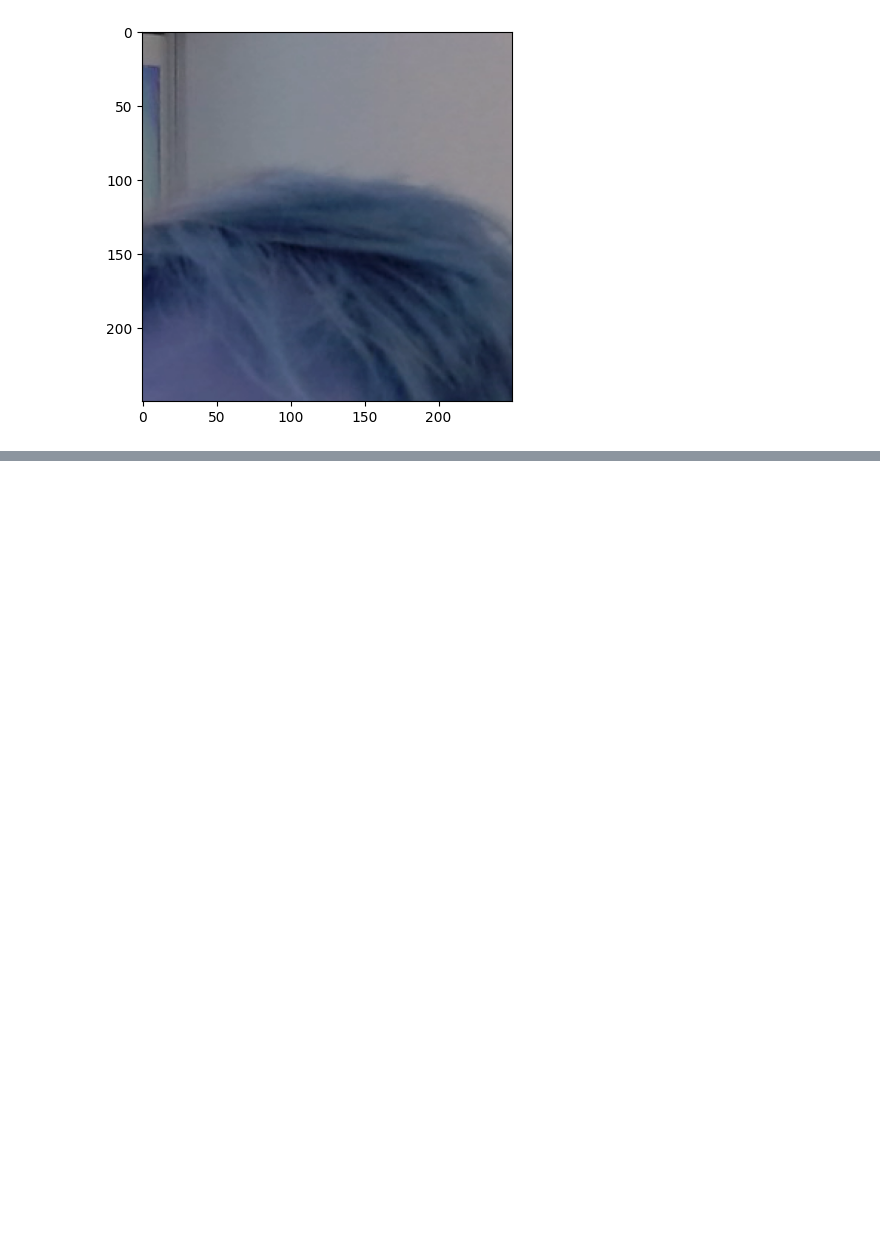
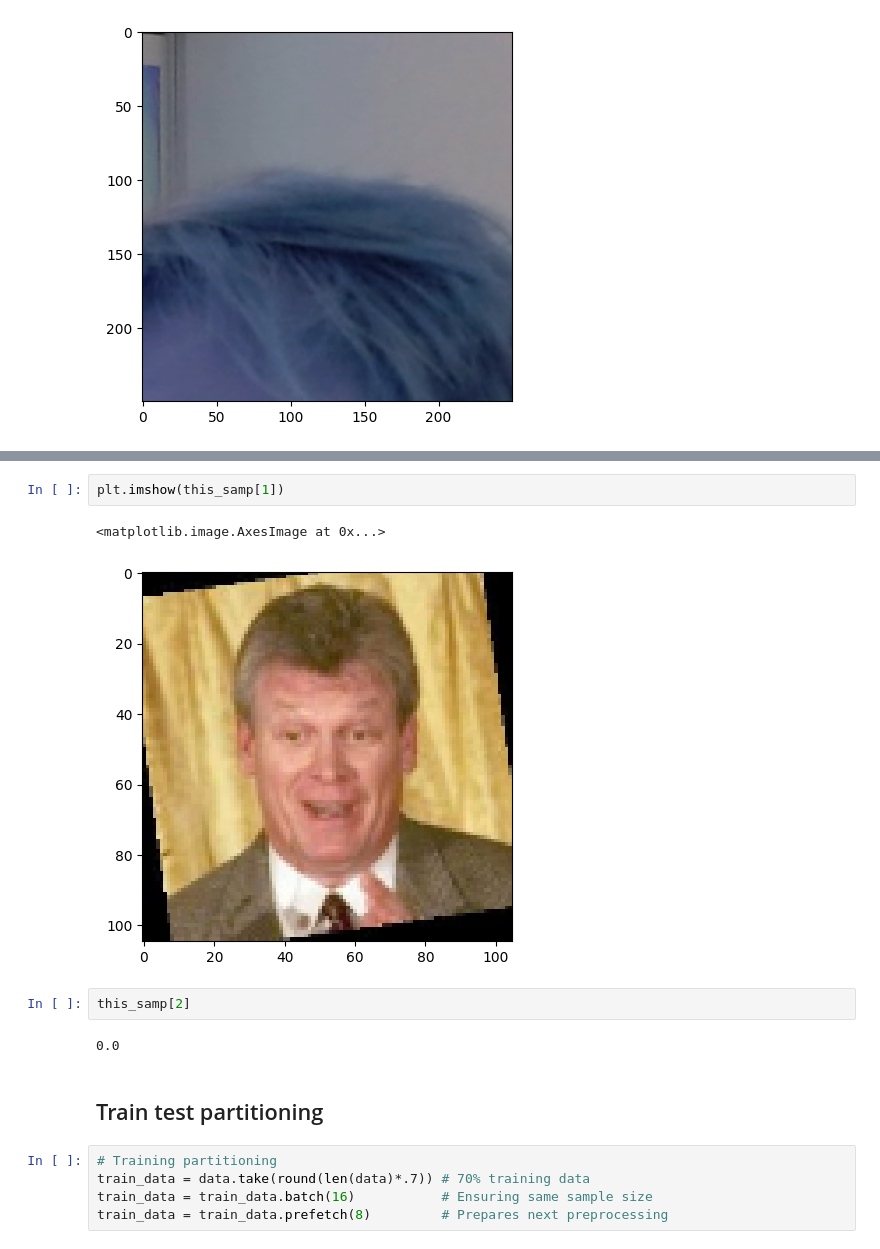
Before and after one commit to Cyrkryta/FacialRecognition, a Jupyter notebook: deepFaceRecognition.ipynb, the cells around one changed output, grey strips where cells are left out. Cells and saved outputs as stored; diff of their text form; blank space fills up the shorter version.

```diff
--- a/deepFaceRecognition.ipynb
+++ b/deepFaceRecognition.ipynb
@@ -148,0 +219,16 @@ plt.imshow(frame)
+# %%
+plt.imshow(this_samp[1])
+# %% [output]
+<matplotlib.image.AxesImage at 0x...>
+[figure, added]
+# %%
+this_samp[2]
+# %% [output]
+0.0
+# %% [markdown]
+## Train test partitioning
+# %%
+# Training partitioning
+train_data = data.take(round(len(data)*.7)) # 70% training data
+train_data = train_data.batch(16)           # Ensuring same sample size
+train_data = train_data.prefetch(8)         # Prepares next preprocessing
```
Also changed, not shown: parts of 20 cells of this notebook, 1 other file.
